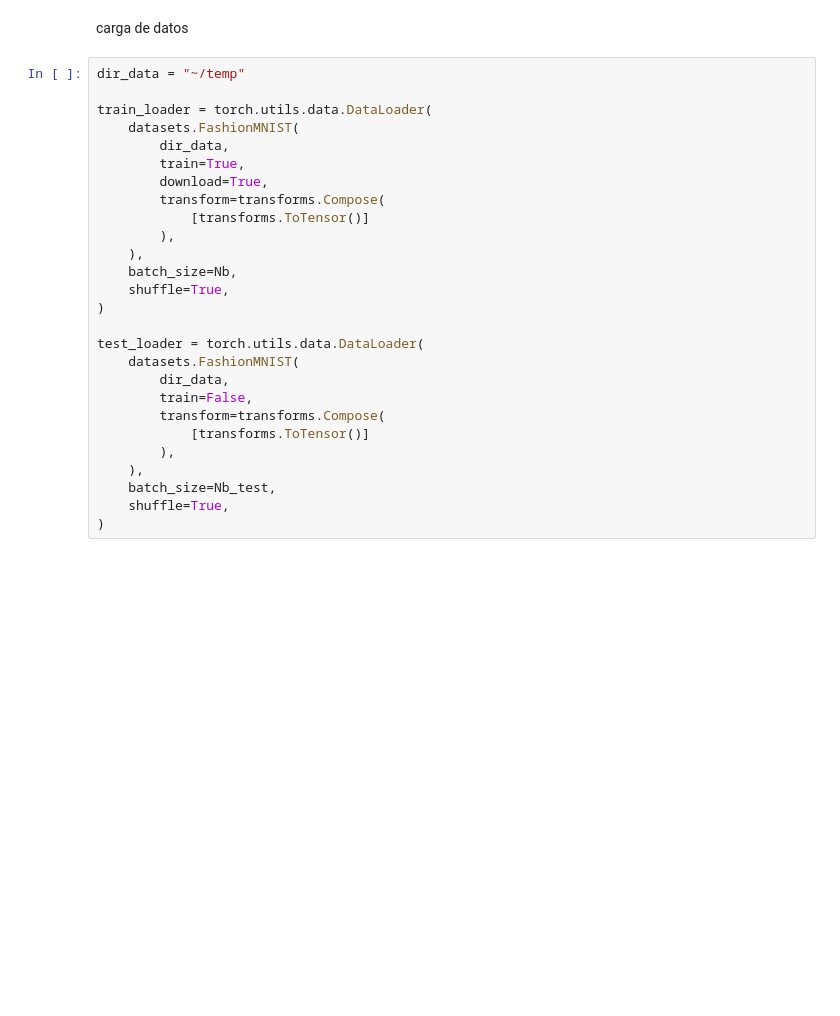
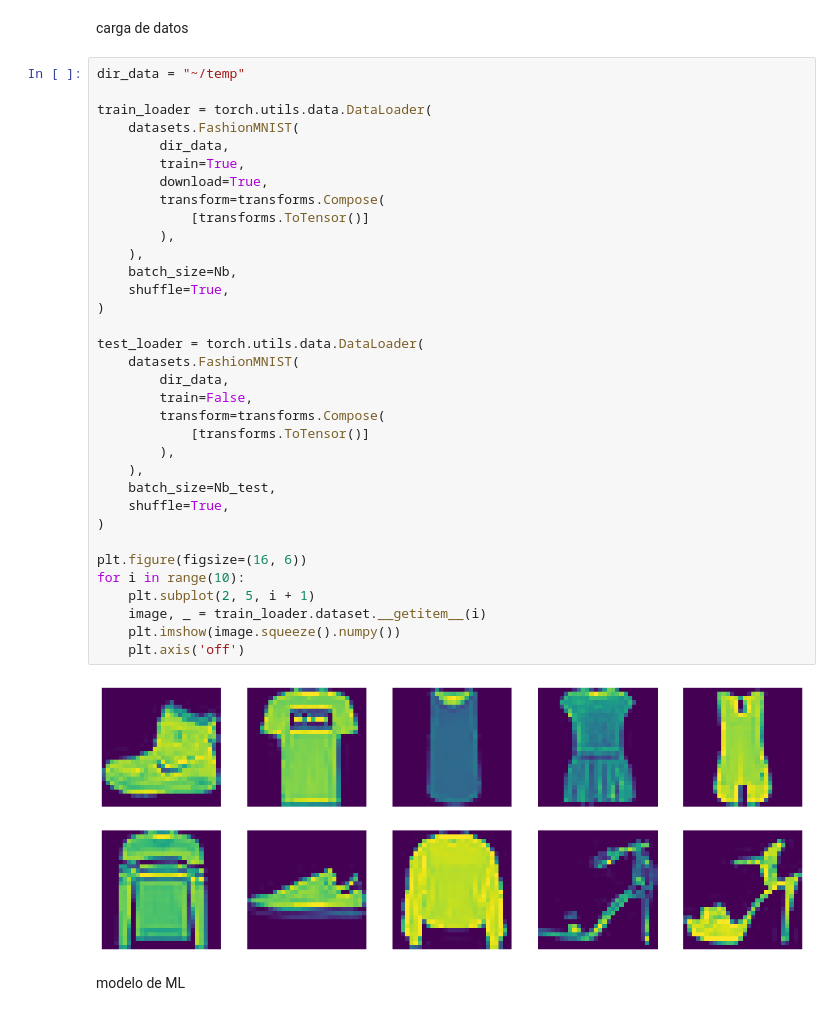
Before and after one commit to Gibonn24/Fundamentos-de-sistemas-Electr-nicos, a Jupyter notebook: ex_entrega_4/ex_entrega_4.ipynb, the cells around one changed output. Cells and saved outputs as stored; diff of their text form; blank space fills up the shorter version.

```diff
--- a/ex_entrega_4/ex_entrega_4.ipynb
+++ b/ex_entrega_4/ex_entrega_4.ipynb
@@ -118,27 +120,38 @@ carga de datos
 # %%
 dir_data = "~/temp"
 
 train_loader = torch.utils.data.DataLoader(
     datasets.FashionMNIST(
         dir_data,
         train=True,
         download=True,
         transform=transforms.Compose(
             [transforms.ToTensor()]
         ),
     ),
     batch_size=Nb,
     shuffle=True,
 )
 
 test_loader = torch.utils.data.DataLoader(
     datasets.FashionMNIST(
         dir_data,
         train=False,
         transform=transforms.Compose(
             [transforms.ToTensor()]
         ),
     ),
     batch_size=Nb_test,
     shuffle=True,
 )
+
+plt.figure(figsize=(16, 6))
+for i in range(10):
+    plt.subplot(2, 5, i + 1)
+    image, _ = train_loader.dataset.__getitem__(i)
+    plt.imshow(image.squeeze().numpy())
+    plt.axis('off')
+# %% [output]
+[figure, added]
+# %% [markdown]
+modelo de ML
```
Also changed, not shown: parts of 3 cells of this notebook.
